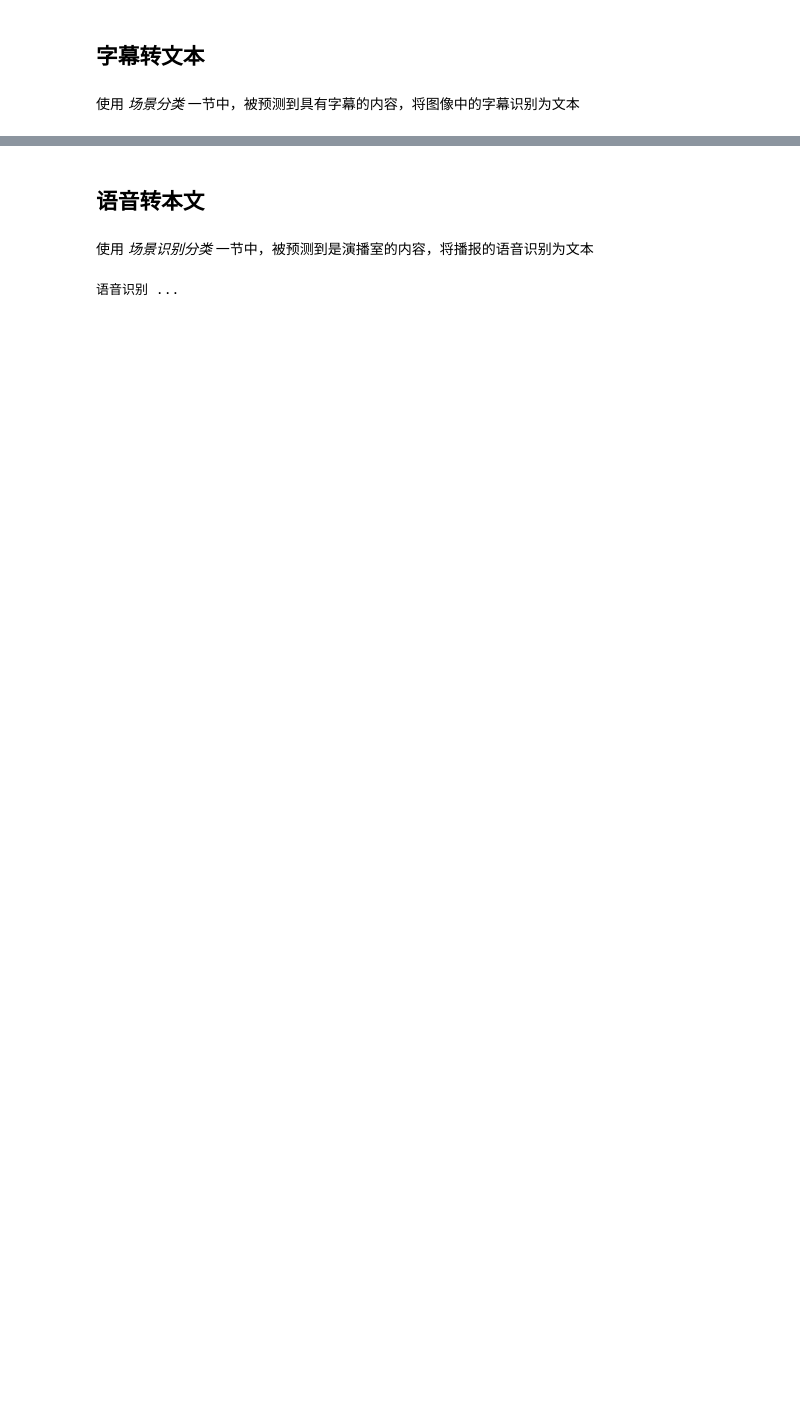
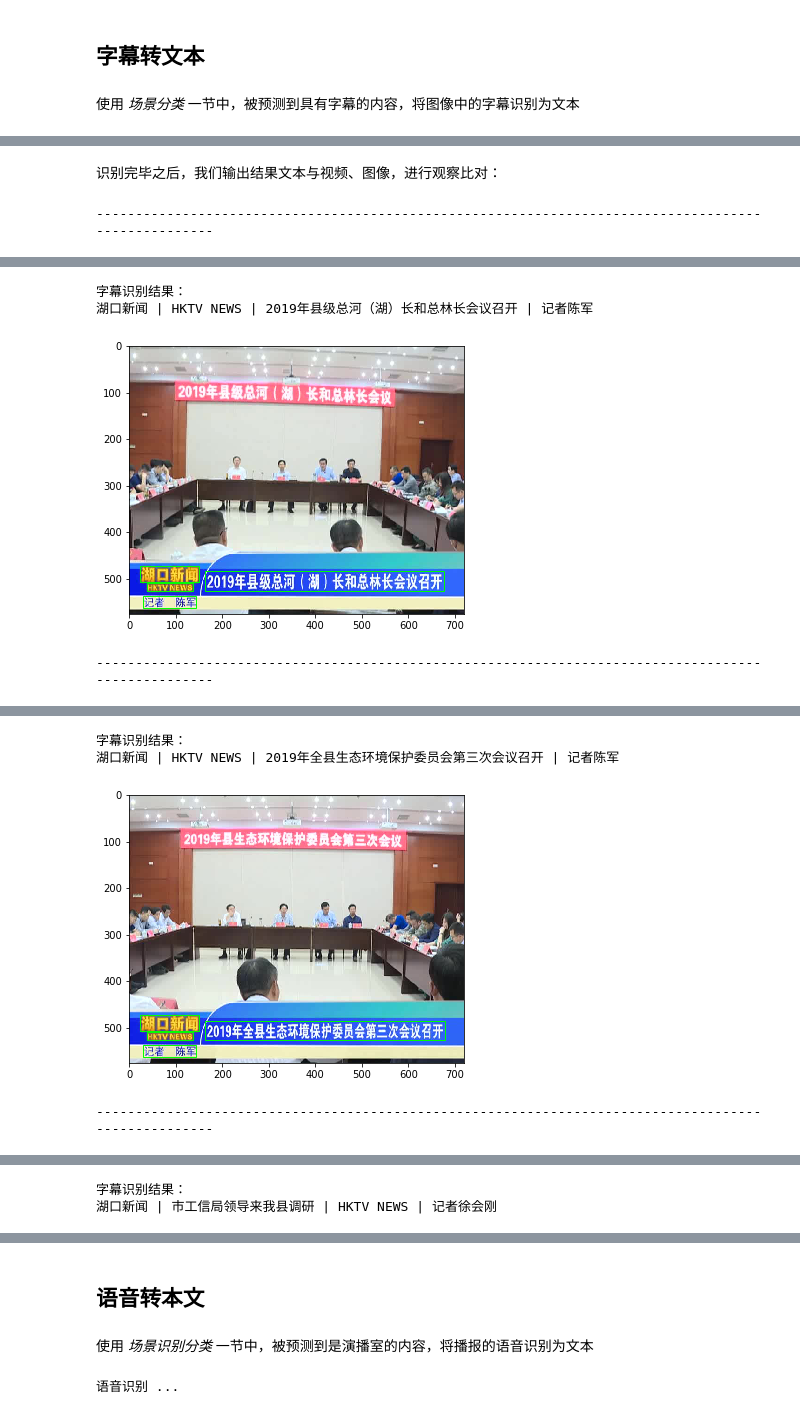
Before and after one commit to tanbro/jxcn-newsvid-poc, a Jupyter notebook: notebooks/demo.ipynb, the cells around one changed output, grey strips where cells are left out. Saved outputs shown, nothing was run; the diff lists cells and outputs as text; code cells hidden in the pictures; blank space fills up the shorter version.

```diff
--- a/notebooks/demo.ipynb
+++ b/notebooks/demo.ipynb
@@ -681,0 +745,32 @@ for story in _stories:
+# %% [markdown]
+识别完毕之后，我们输出结果文本与视频、图像，进行观察比对：
+# %%
+for story in _stories:
+    print('-' * 100)
+
+    display(Video(story['video_file']))
+
+    print('字幕识别结果：')
+    ocr_result = story['ocr_result']
+    print(' | '.join(m['content'].strip() for m in ocr_result))
+
+    im_path = story['snapshots'][0]
+    fig, ax = plt.subplots(1,1,figsize=(6,6))
+    im = plt.imread(im_path)
+    h, _, _ = im.shape
+    ax.imshow(im)
+    for m in ocr_result:
+        text_rect = [list(map(int, s.split(','))) for s in m['frame']]
+        left, bottom = text_rect[0][0], text_rect[3][1]
+        width = text_rect[1][0] - text_rect[0][0]
+        height = text_rect[3][1] - text_rect[0][1]
+        bottom += h * SUBTITLE_H_PENCENTS[0] - height
+        rect = mpatches.Rectangle((left, bottom),width,height,linewidth=1,edgecolor='lime',facecolor='none')
+        ax.add_patch(rect)
+
+    plt.show()
+    plt.pause(1)
+
+    print()
+# %% [output]
+----------------------------------------------------------------------------------------------------
@@ -681,0 +778,4 @@ for story in _stories:
+字幕识别结果：
+湖口新闻 | HKTV NEWS | 2019年县级总河（湖）长和总林长会议召开 | 记者陈军
+[figure, added]
+----------------------------------------------------------------------------------------------------
@@ -681,0 +783,4 @@ for story in _stories:
+字幕识别结果：
+湖口新闻 | HKTV NEWS | 2019年全县生态环境保护委员会第三次会议召开 | 记者陈军
+[figure, added]
+----------------------------------------------------------------------------------------------------
@@ -681,0 +788,2 @@ for story in _stories:
+字幕识别结果：
+湖口新闻 | 市工信局领导来我县调研 | HKTV NEWS | 记者徐会刚
```
Also changed, not shown: parts of 17 cells of this notebook.
